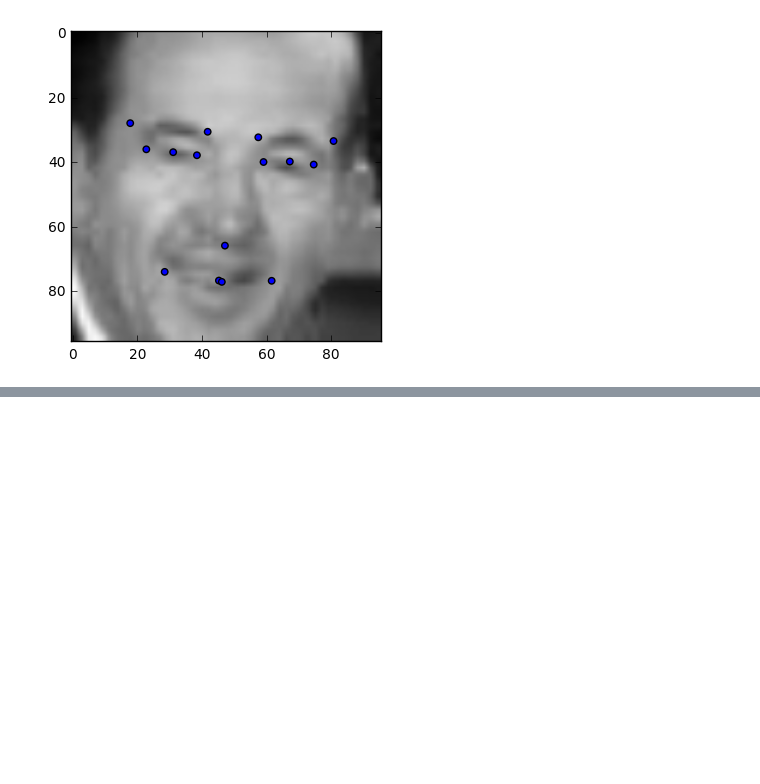
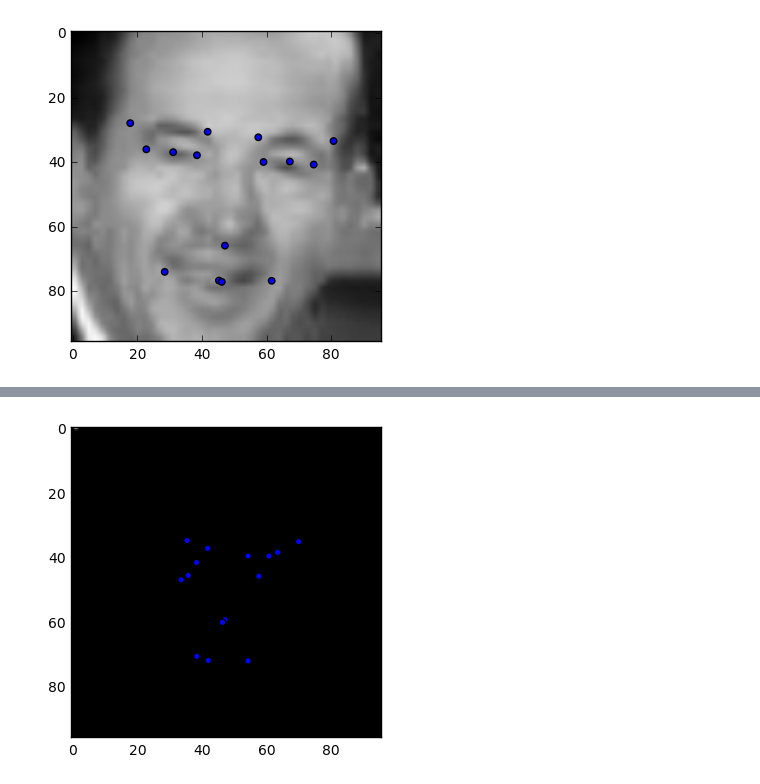
Before and after one commit to kamvlad/faceFeatures, a Jupyter notebook: mlp.ipynb, the cells around one changed output, grey strips where cells are left out. Cells and saved outputs as stored; diff of their text form; code cells hidden in the pictures; blank space fills up the shorter version.

```diff
--- a/mlp.ipynb
+++ b/mlp.ipynb
@@ -139,0 +156,18 @@ def showFace(face):
+# %%
+from ipywidgets import interact, interactive, fixed
+import ipywidgets as widgets
+
+black = np.ones((96*96,))
+black = reflected.reshape((1, -1))
+
+def evalBlack(k):
+    black = np.ones((96*96,)) * k * (1/100.0)
+    black = black.reshape((1, -1))
+    black[0, 0] = 0.0
+    black[0, 1] = 0.5
+    blackFeatures = y.eval(feed_dict={x:black}, session=sess)[0]
+    showFace(black, blackFeatures)
+
+interact(evalBlack, k=widgets.IntSlider(min=0,max=100,step=1,value=0))
+# %% [output]
+[figure, added]
```
Also changed, not shown: parts of 5 cells of this notebook, 4 other files.
